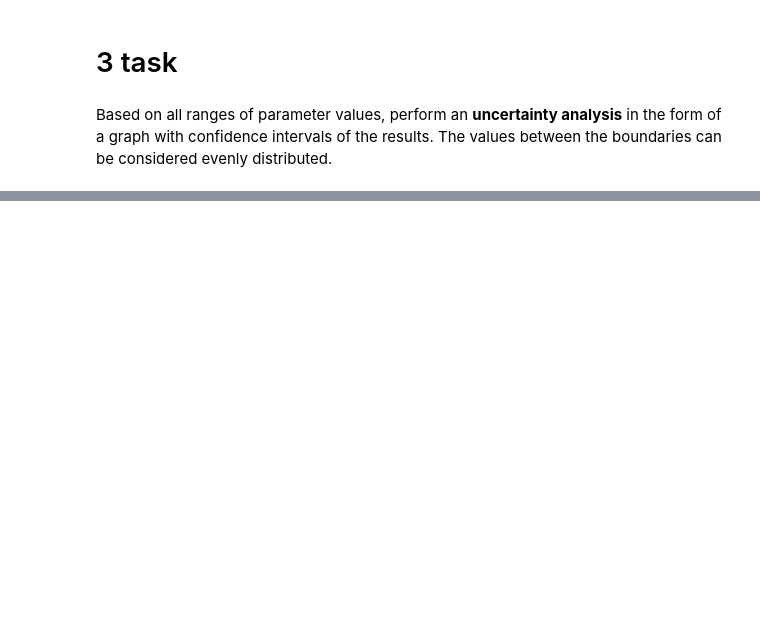
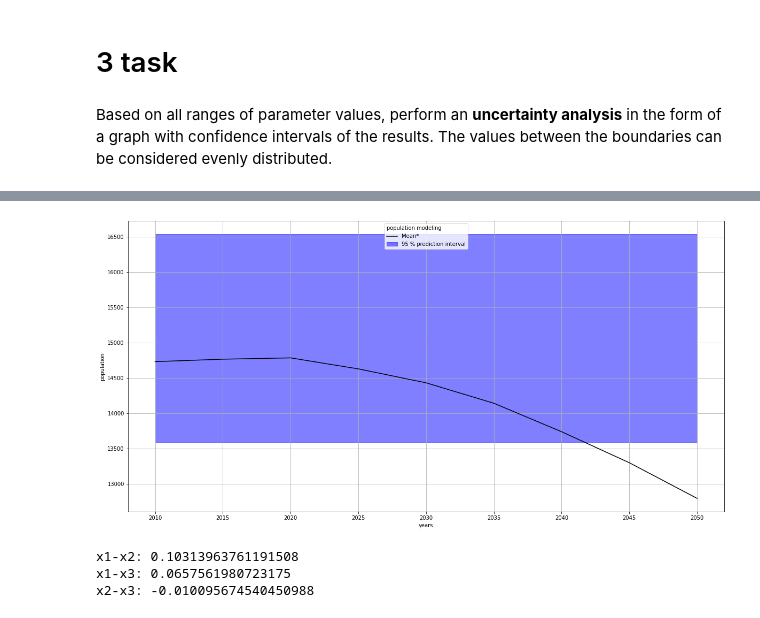
Before and after one commit to bogya345/DiscModel_labs, a Jupyter notebook: lab2.ipynb, the cells around one changed output, grey strips where cells are left out. Drawn from its saved outputs; the diff is of its cells as text; code cells hidden in the pictures; blank space fills up the shorter version.

```diff
--- a/lab2.ipynb
+++ b/lab2.ipynb
@@ -528,0 +683,46 @@ r2025
+# %%
+fig = plt.figure(figsize=(20, 10))
+gs = fig.add_gridspec(1, 1)
+
+ax0 = fig.add_subplot(gs[:, 0])
+ax0.plot(dp.Reference_date.values.tolist(),
+         dp.Popularity.values.tolist(), label="Mean*", color='black')
+
+# in percent
+prediction_interval = 95
+
+# dif = [i+1 for i in dp.Popularity.values.tolist()]
+# dif = [i+1 for i in zip()]
+# dif = [i-j for i, j in zip(
+#     dp.Popularity.values.tolist(),
+#     [Model(Si['S1']) for _ in range(dp.shape[0])]
+# )
+# ]
+# dif = [14000 * random.randint(1,4) for i in range(dp.shape[0])]
+
+ax0.fill_between(
+    dp.Reference_date.values.tolist(),
+    np.percentile(Y['2025'], 50 - prediction_interval/2., axis=0),
+    np.percentile(Y['2025'], 50 + prediction_interval/2., axis=0),
+    alpha=0.5, color='b',
+    label=f"{prediction_interval} % prediction interval"
+)
+
+ax0.set_xlabel("years")
+ax0.set_ylabel("population")
+ax0.legend(title=r"population modeling",
+           loc='upper center')._legend_box.align = "left"
+
+plt.grid()
+
+plt.savefig('sensitivity.png', bbox_inches='tight')
+# %% [output]
+[figure, added]
+# %%
+print("x1-x2:", Si['S2'][0,1])
+print("x1-x3:", Si['S2'][0,2])
+print("x2-x3:", Si['S2'][1,2])
+# %% [output]
+x1-x2: 0.10313963761191508
+x1-x3: 0.0657561980723175
+x2-x3: -0.010095674540450988
```
Also changed, not shown: parts of 27 cells of this notebook.
